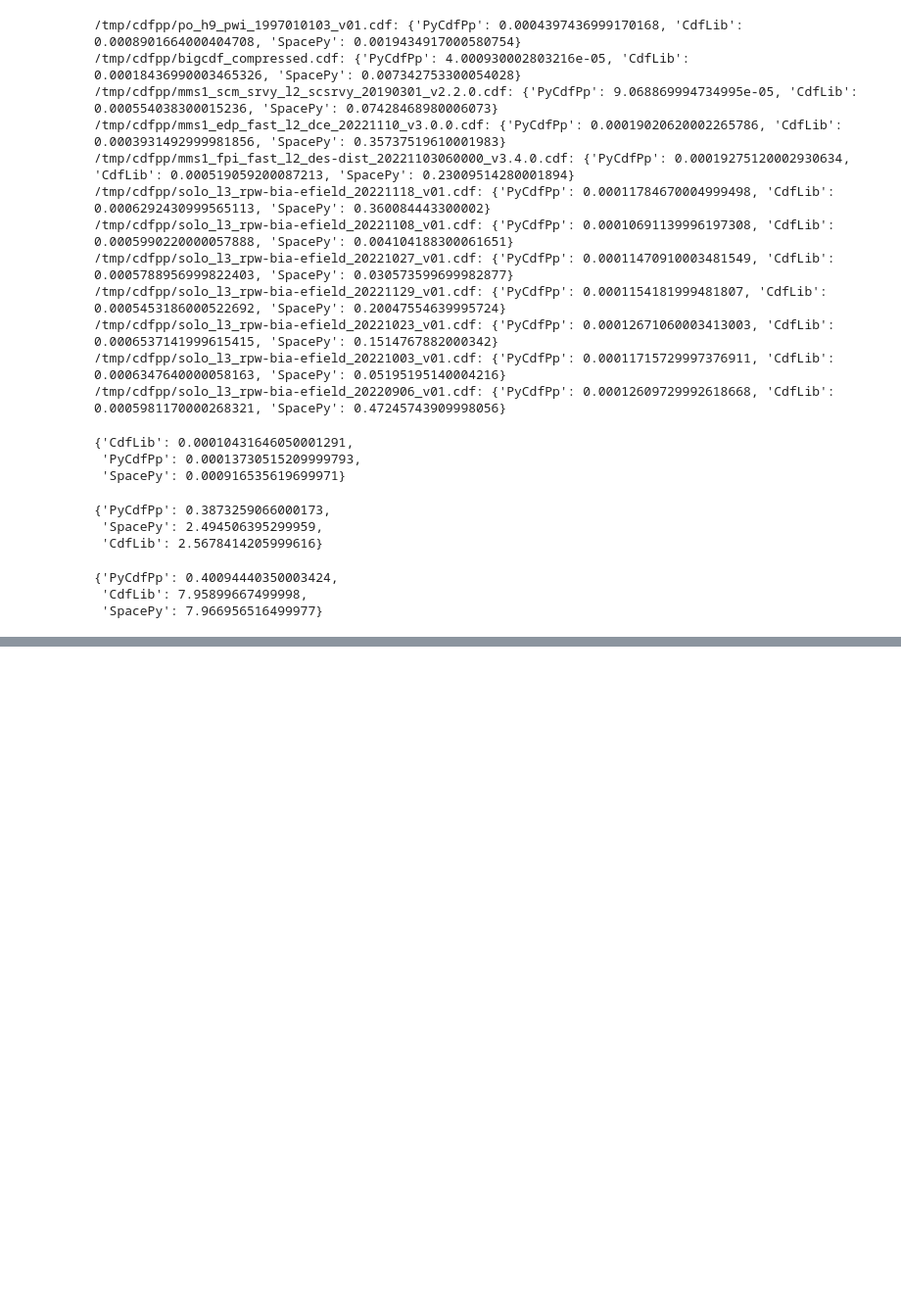
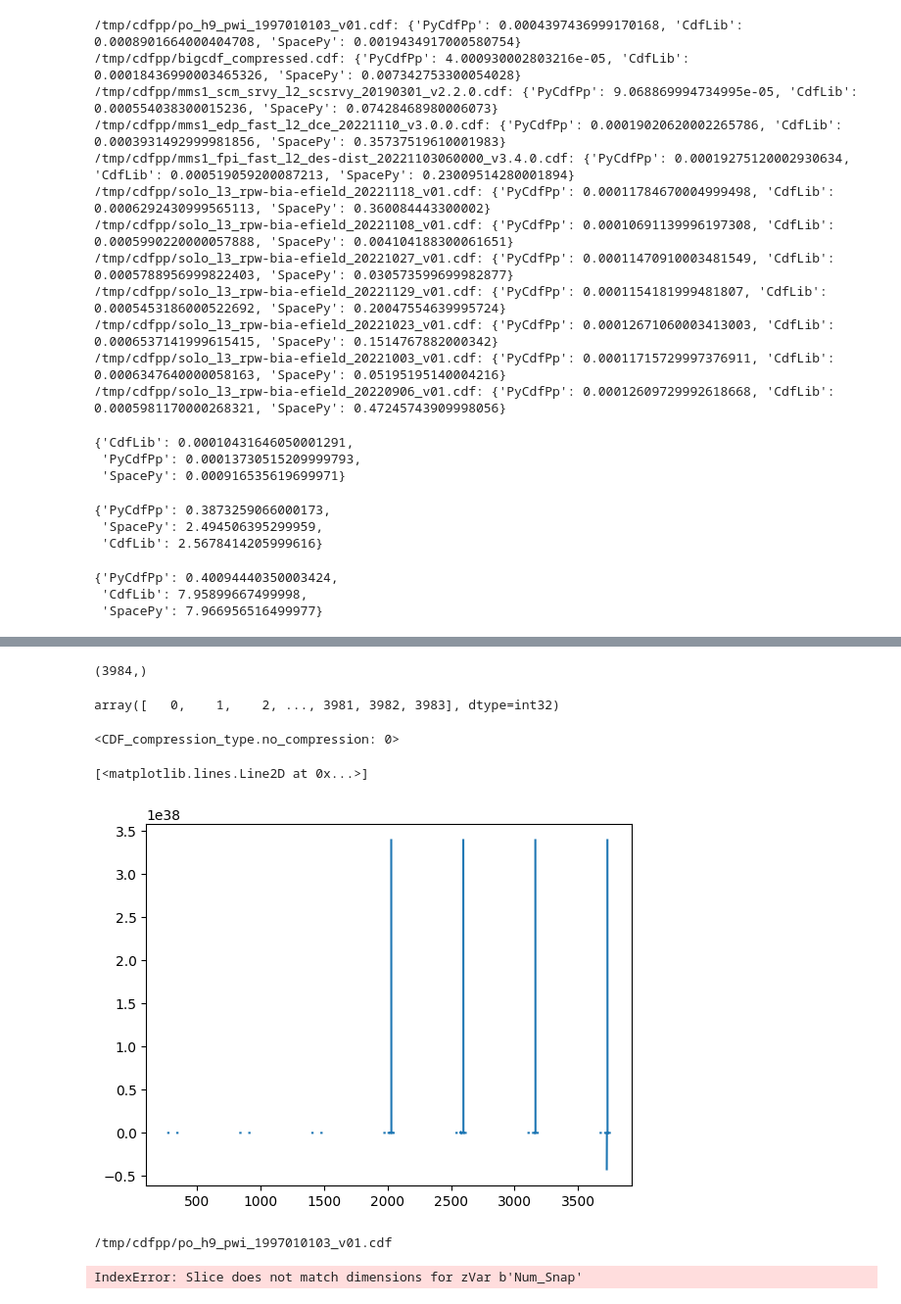
Before and after one commit to SciQLop/CDFpp, a Jupyter notebook: notebooks/benchmarks.ipynb, the cells around one changed output, grey strips where cells are left out. Shown at 98% size. Drawn from its saved outputs; the diff is of its cells as text; code cells hidden in the pictures; blank space fills up the shorter version.

```diff
--- a/notebooks/benchmarks.ipynb
+++ b/notebooks/benchmarks.ipynb
@@ -199,5 +229,3 @@ bench_method(
 {'PyCdfPp': 0.40094440350003424,
  'CdfLib': 7.95899667499998,
  'SpacePy': 7.966956516499977}
-# %%
-pycdfpp.load(fname)
@@ -234,0 +290,2 @@ plt.scatter(sizes,times)
+# %%
+pycdfpp.load('/tmp/cdfpp/bigcdf_compressed.cdf').compression
@@ -234,0 +318,25 @@ plt.scatter(sizes,times)
+# %%
+pycdf.CDF("/tmp/cdfpp/po_h9_pwi_1997010103_v01.cdf").raw_var("WBR_Mag").shape
+# %% [output]
+(3984,)
+# %%
+pycdf.CDF("/tmp/cdfpp/po_h9_pwi_1997010103_v01.cdf")["Data_No"][:]
+# %% [output]
+array([   0,    1,    2, ..., 3981, 3982, 3983], dtype=int32)
+# %%
+pycdfpp.load("/tmp/cdfpp/po_h9_pwi_1997010103_v01.cdf").compression
+# %% [output]
+<CDF_compression_type.no_compression: 0>
+# %%
+plt.figure()
+plt.plot(pycdfpp.load("/tmp/cdfpp/po_h9_pwi_1997010103_v01.cdf")["WBR_Mag"].values[0])
+# %% [output]
+[<matplotlib.lines.Line2D at 0x...>]
+[figure, added]
+# %%
+for f in cdf_corpus:
+    print(f)
+    SpacePy.full_load(f)
+# %% [output]
+/tmp/cdfpp/po_h9_pwi_1997010103_v01.cdf
+IndexError: Slice does not match dimensions for zVar b'Num_Snap'
```
Also changed, not shown: parts of 14 cells of this notebook.
